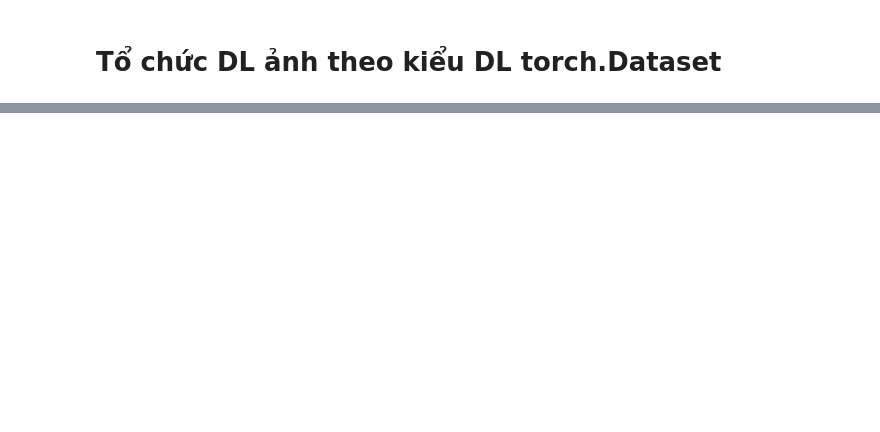
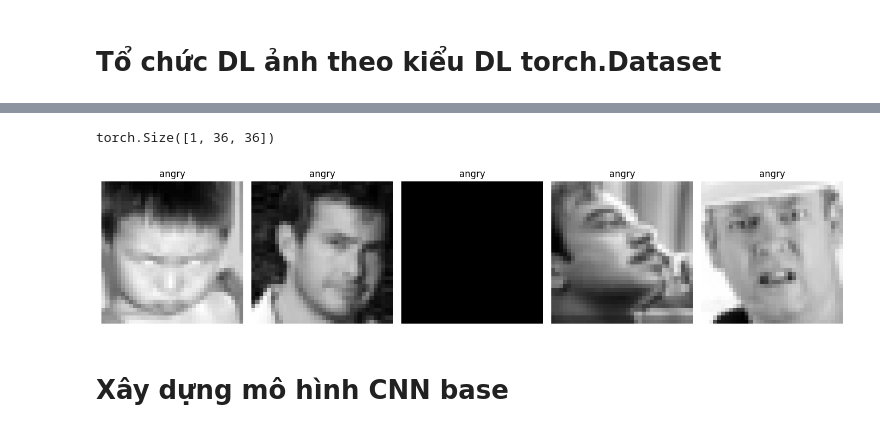
Before and after one commit to ChienDoanDuy204/Introduce_CNN, a Jupyter notebook: CNN.ipynb, the cells around one changed output, grey strips where cells are left out. Drawn from its saved outputs; the diff is of its cells as text; code cells hidden in the pictures; blank space fills up the shorter version.

```diff
--- a/CNN.ipynb
+++ b/CNN.ipynb
@@ -53,0 +119,29 @@ class ImageDataSet(Dataset):
+# %%
+TrainDataSet = ImageDataSet(
+    img_dir=train_dir,
+    train = True,
+    normalize=True,
+    label2idx=label2idx,
+    train_split=0
+)
+# %%
+img, label = TrainDataSet[0]
+img.shape
+# %% [output]
+torch.Size([1, 36, 36])
+# %%
+# Hiển thị 5 ảnh cùng nhãn của nó khi đã đọc lên
+fig, axs = plt.subplots(1,5, figsize = (14,3))
+for i in range(5):
+    img, labelidx = TrainDataSet[i]
+    # Chuyển ảnh về dạng numpy
+    img_np = ((img+1)*127.5).clamp(0,255).byte().permute(1,2,0).numpy()
+    axs[i].imshow(img_np, cmap = 'gray')
+    axs[i].set_title(idx2label[labelidx])
+    axs[i].axis("off")
+plt.tight_layout()
+plt.show()
+# %% [output]
+[figure, added]
+# %% [markdown]
+# Xây dựng mô hình CNN base
```
Also changed, not shown: parts of 15 cells of this notebook.
